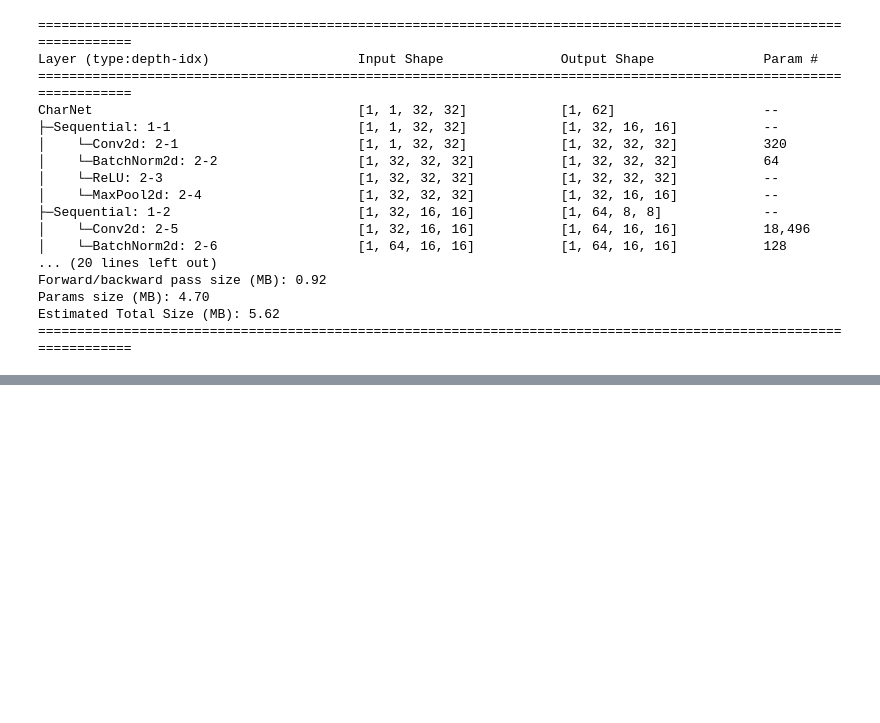
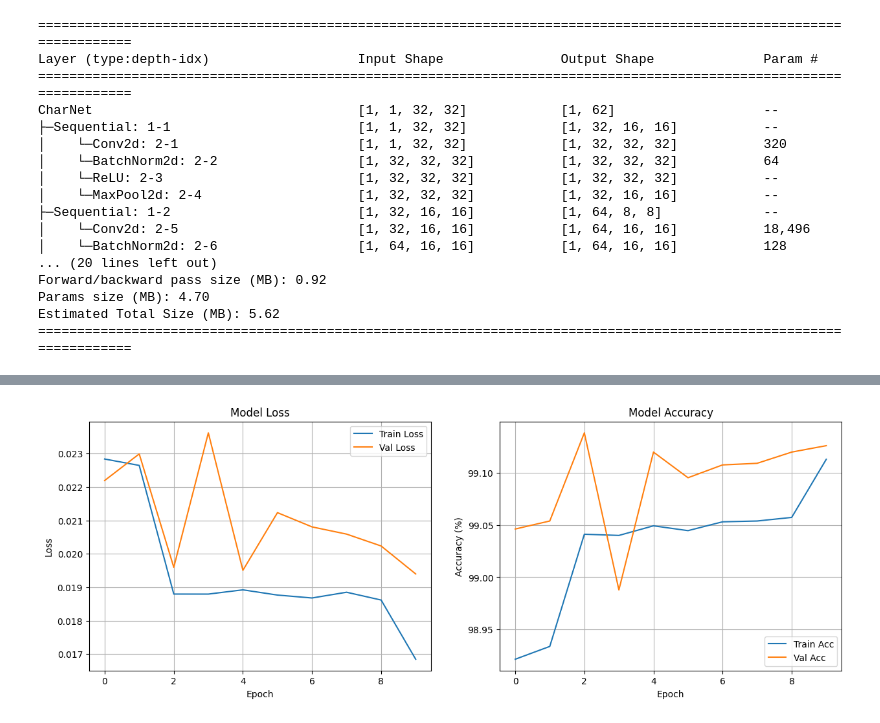
Before and after one commit to caffeinekeyboard/precog_recruitment_task, a Jupyter notebook: Can_you_break_the_CAPTCHA.ipynb, the cells around one changed output, grey strips where cells are left out. Cells and saved outputs as stored; diff of their text form; code cells hidden in the pictures; blank space fills up the shorter version.

Commit message:
Trained first version of CharNet. Also revamped dataset numbers.

```diff
--- a/Can_you_break_the_CAPTCHA.ipynb
+++ b/Can_you_break_the_CAPTCHA.ipynb
@@ -429,3 +429,8 @@ Validation set size: 18314
 --- Batch Verification ---
 Image Batch Shape: torch.Size([64, 1, 32, 32])
 Label Batch Shape: torch.Size([64])
+# %%
+print("Number of GPUs available:", torch.cuda.device_count())
+gpu = torch.device("cuda")
+print("Using GPU:", torch.cuda.get_device_name(gpu))
+print("GPU Memory:", torch.cuda.get_device_properties(gpu).total_memory)
@@ -431,0 +441,12 @@ Label Batch Shape: torch.Size([64])
+# %%
+LEARNING_RATE = 0.001
+NUM_EPOCHS = 10
+L2_WEIGHT_DECAY = 0.0001
+# %%
+model = model.to(gpu)
+criterion = nn.CrossEntropyLoss()
+optimizer = optim.Adam(model.parameters(), lr=LEARNING_RATE, weight_decay=L2_WEIGHT_DECAY)
+scheduler = optim.lr_scheduler.ReduceLROnPlateau(optimizer=optimizer,
+                                                 mode="min",
+                                                 factor=0.5,
+                                                 patience=3)
@@ -431,0 +581,22 @@ Label Batch Shape: torch.Size([64])
+# %%
+def plot_training_history(history):
+    fig, (ax1, ax2) = plt.subplots(1, 2, figsize=(15, 5))
+    ax1.plot(history['train_loss'], label='Train Loss')
+    ax1.plot(history['validation_loss'], label='Val Loss')
+    ax1.set_title('Model Loss')
+    ax1.set_xlabel('Epoch')
+    ax1.set_ylabel('Loss')
+    ax1.legend()
+    ax1.grid(True)
+    ax2.plot(history['train_accuracy'], label='Train Acc')
+    ax2.plot(history['validation_accuracy'], label='Val Acc')
+    ax2.set_title('Model Accuracy')
+    ax2.set_xlabel('Epoch')
+    ax2.set_ylabel('Accuracy (%)')
+    ax2.legend()
+    ax2.grid(True)
+    plt.show()
+# %%
+plot_training_history(history)
+# %% [output]
+[figure, added]
```
Also changed, not shown: parts of 11 cells of this notebook, 1 other file.
